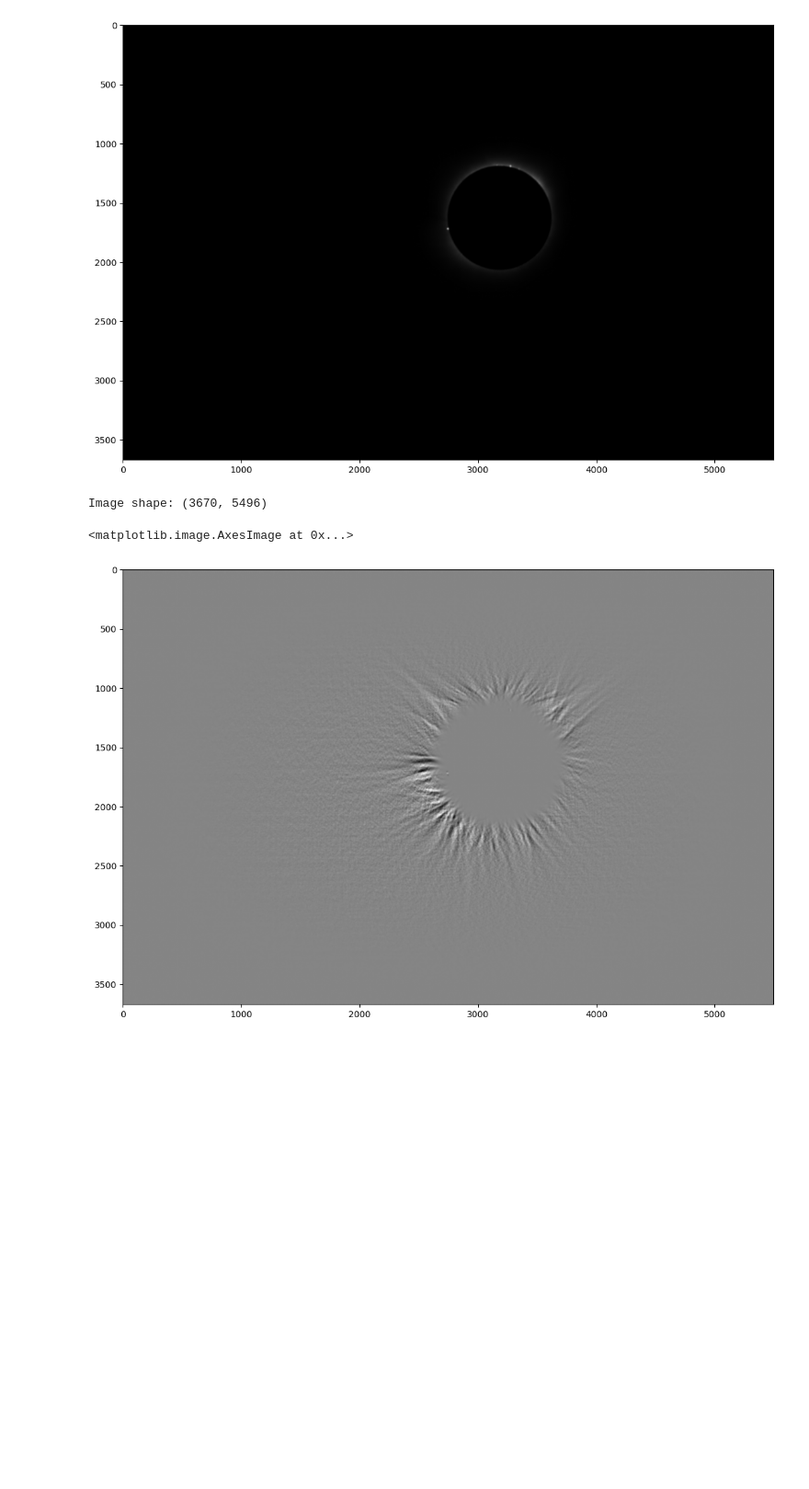
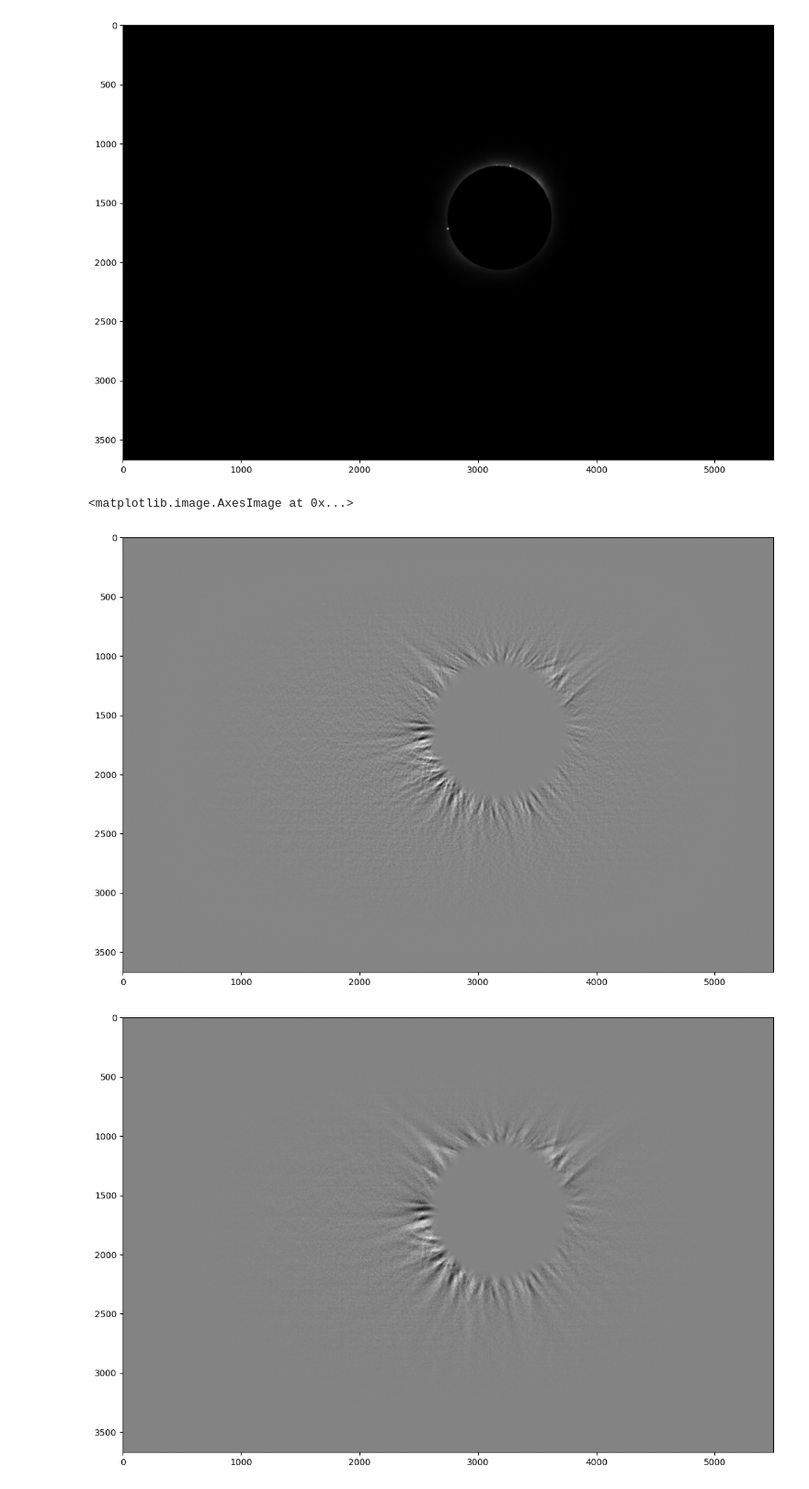
Before and after one commit to naavis/eclipsetools, a Jupyter notebook: notebooks/phase-correlation-basics.ipynb, the cells around one changed output. Shown at 92% size. Drawn from its saved outputs; the diff is of its cells as text; code cells hidden in the pictures; blank space fills up the shorter version.

Commit message:
Add alternative tangential high-pass filter
The filter is based on converting image to polar coordinates for
blurring in one direction, and then converting back to cartesian
coordinates.

```diff
--- a/notebooks/phase-correlation-basics.ipynb
+++ b/notebooks/phase-correlation-basics.ipynb
@@ -45,9 +45,10 @@ def find_circle(image: np.ndarray, min_radius, max_radius) -> np.ndarray | None:
     else:
         return None
 
-found_circle = find_circle(raw_image[:, :, 1], min_radius=300, max_radius=700)
-print(f"Found circle: {found_circle}")
+found_circle = find_circle(image_gray, min_radius=300, max_radius=700)
+found_circle = np.array([found_circle[1], found_circle[0], found_circle[2]])
+print(f"Found circle: {found_circle}, image shape: {image_gray.shape}")
 
 plt.imshow(image_gray, vmin=0, vmax=1, cmap='gray')
-plt.gca().add_patch(matplotlib.patches.Circle((found_circle[0], found_circle[1]), found_circle[2], fill=False, edgecolor='red'))
+plt.gca().add_patch(matplotlib.patches.Circle((found_circle[1], found_circle[0]), found_circle[2], fill=False, edgecolor='red'))
 # %% [output]
@@ -57,11 +58,11 @@ Found circle: [3181.5 1621.5  435.6]
 # %%
 moon_mask = np.zeros_like(image_gray)
 r = found_circle[2]
-x = found_circle[0]
-y = found_circle[1]
+x = found_circle[1]
+y = found_circle[0]
 moon_radius_multiplier = 1.4
 moon_mask = 1 - cv2.circle(moon_mask, (int(x), int(y)), int(moon_radius_multiplier * r), 1, thickness=-1)
-moon_mask = cv2.GaussianBlur(moon_mask, (0, 0), sigmaX=moon_mask.shape[0] / 80, sigmaY=moon_mask.shape[0] / 80)
+moon_mask = cv2.GaussianBlur(moon_mask, (0, 0), sigmaX=moon_mask.shape[0] / 100, sigmaY=moon_mask.shape[0] / 100)
 plt.imshow(moon_mask, cmap='gray', vmin=0, vmax=1)
 # %% [output]
 <matplotlib.image.AxesImage at 0x...>
@@ -75,7 +76,7 @@ plt.imshow(moon_mask * window, cmap='gray', vmin=0, vmax=1)
 # %% [markdown]
 The raw image must be both low-pass filtered to reduce noise, and then high-pass filtered in a specific way to focus the alignment only on high-frequency coronal structures. The high-pass filtering must be done so that it removes radial low frequencies but retains tangential low frequencies. In practice we subtract a circularly blurred image from the original.
 # %%
-lp_sigma = 4
+lp_sigma = 3
 lp_image = cv2.GaussianBlur(image_gray, (0, 0), sigmaX=lp_sigma, sigmaY=lp_sigma)
 plt.imshow(lp_image, cmap='gray', vmin=0, vmax=1)
 # %% [output]
@@ -86,7 +87,7 @@ def rotational_blur(
     image: np.ndarray,
     num_steps: int,
     max_angle: float,
-    center: tuple = None
+    center: tuple
 ) -> np.ndarray:
     """
     Apply a rotational blur to a grayscale image using rotation stacking.
@@ -96,7 +97,6 @@ def rotational_blur(
         num_steps (int): Number of rotated images to average.
         max_angle (float): Maximum rotation angle in degrees (blur extent).
         center (tuple): (x, y) coordinates of the rotation center.
-                        If None, defaults to image center.
 
     Returns:
         np.ndarray: Blurred image.
@@ -104,14 +104,12 @@ def rotational_blur(
     assert image.ndim == 2, "Input image must be grayscale (2D array)."
 
     h, w = image.shape
-    if center is None:
-        center = (h / 2, w / 2)
 
     accumulator = np.zeros_like(image, dtype=np.float32)
     angles = np.linspace(-max_angle, max_angle, num_steps)
 
     for angle in angles:
-        M = cv2.getRotationMatrix2D(center, angle, 1.0)
+        M = cv2.getRotationMatrix2D((center[1], center[0]), angle, 1.0)
         rotated = cv2.warpAffine(
             image, M, (w, h),
             flags=cv2.INTER_LINEAR,
@@ -122,10 +120,38 @@ def rotational_blur(
     blurred = np.clip(accumulator / num_steps, 0.0, 1.0).astype(np.float32)
     return blurred
 
-rot_angle = 2.0
+rot_angle = 2
 hp_image = lp_image - rotational_blur(lp_image, num_steps=int(rot_angle*4), max_angle=rot_angle, center=(found_circle[0], found_circle[1]))
 plt.imshow(combined_mask * hp_image, cmap='gray')
 # %% [output]
-Image shape: (3670, 5496)
+<matplotlib.image.AxesImage at 0x...>
-<matplotlib.image.AxesImage at 0x...>
 [figure]
+# %%
+from scipy.ndimage import uniform_filter1d
+
+def rotational_blur_polar(
+    image: np.ndarray,
+    max_angle: float,
+    center: tuple) -> np.ndarray:
+    """    Apply a rotational blur to a grayscale image using polar coordinates.
+    Parameters:
+        image (np.ndarray): Input grayscale image (2D array).
+        max_angle (float): Maximum rotation angle in degrees (blur extent).
+        center (tuple): (x, y) coordinates of the rotation center.
+    Returns:
+        np.ndarray: Blurred image.
+    """
+    assert image.ndim == 2, "Input image must be grayscale (2D array)."
+    h, w = image.shape
+
+    max_radius = np.sqrt(((image.shape[0] / 2.0) ** 2.0) + ((image.shape[1] / 2.0) ** 2.0))
+    polar_image = cv2.linearPolar(image, (center[1], center[0]), maxRadius=max_radius, flags=cv2.WARP_POLAR_LINEAR)
+    blur_radius = int(2 * max_angle * polar_image.shape[0] / 360.0)
+    blurred_polar = uniform_filter1d(polar_image, size=2 * blur_radius + 1, axis=0, mode='wrap')
+    return cv2.linearPolar(blurred_polar, (center[1], center[0]), maxRadius=max_radius, flags=cv2.WARP_POLAR_LINEAR | cv2.WARP_INVERSE_MAP)
+
+rot_angle_polar = 2
+hp_image_polar = lp_image - rotational_blur_polar(lp_image, max_angle=rot_angle_polar, center=(found_circle[0], found_circle[1]))
+plt.imshow(combined_mask * hp_image_polar, cmap='gray')
+# %% [output]
+[figure, added]
```
Also changed, not shown: parts of 1 cell of this notebook.
